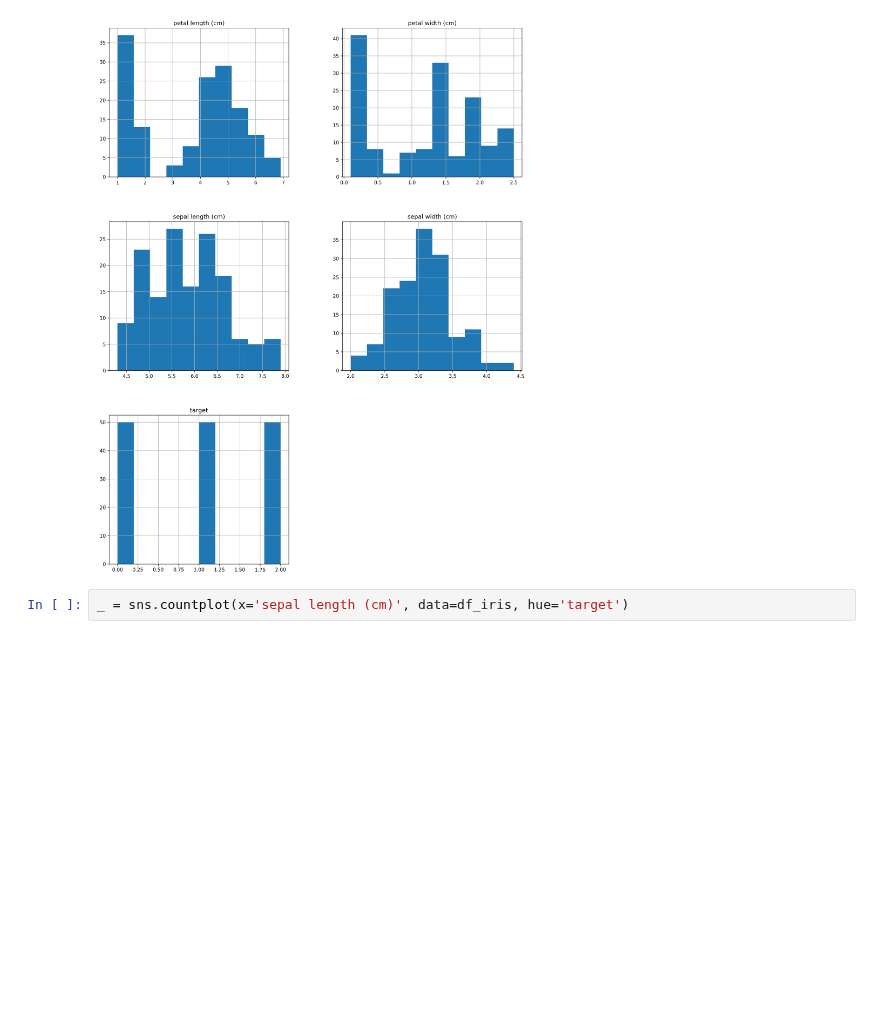
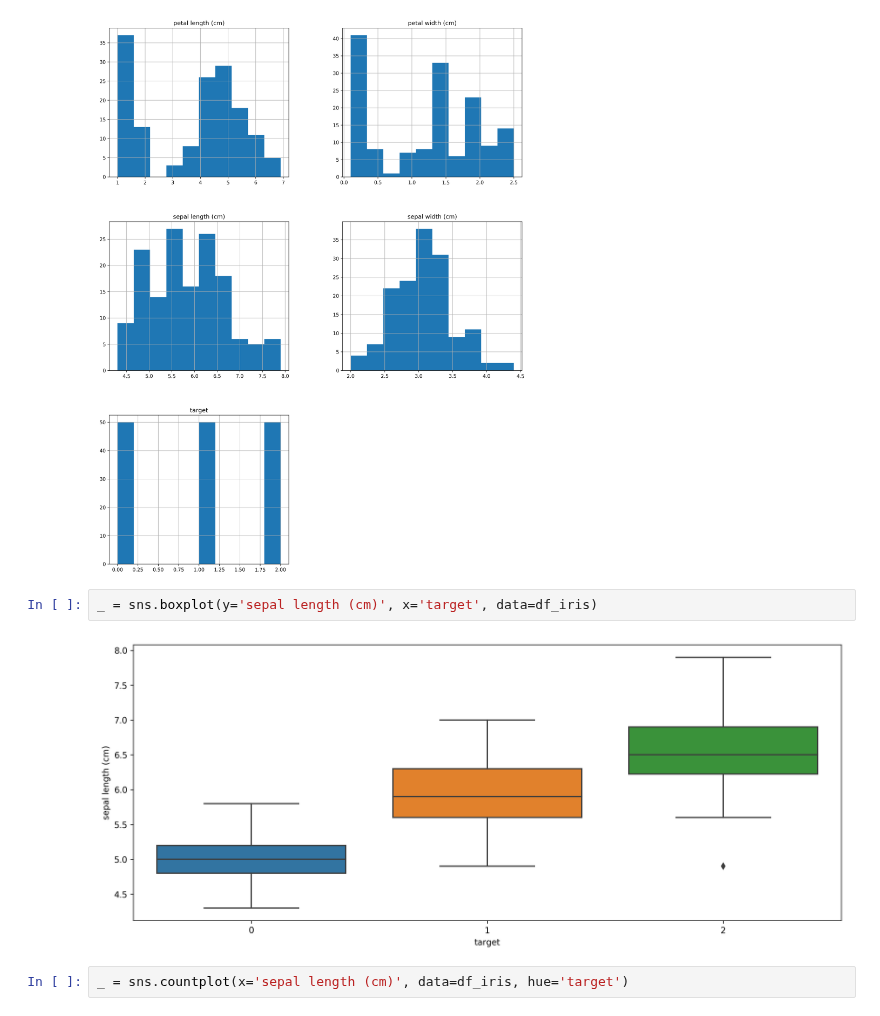
Before and after one commit to liaison/python, a Jupyter notebook: data_visualization/sample_plots.ipynb, the cells around one changed output. Saved outputs shown, nothing was run; the diff lists cells and outputs as text; blank space fills up the shorter version.

Commit message:
box plot with sns

```diff
--- a/data_visualization/sample_plots.ipynb
+++ b/data_visualization/sample_plots.ipynb
@@ -40,6 +40,10 @@ df_iris.head()
 _ = df_iris.hist(figsize=(15, 20))
 # %% [output]
 [figure]
+# %%
+_ = sns.boxplot(y='sepal length (cm)', x='target', data=df_iris)
+# %% [output]
+[figure, added]
 # %%
 _ = sns.countplot(x='sepal length (cm)', data=df_iris, hue='target')
 # %% [output]
```
